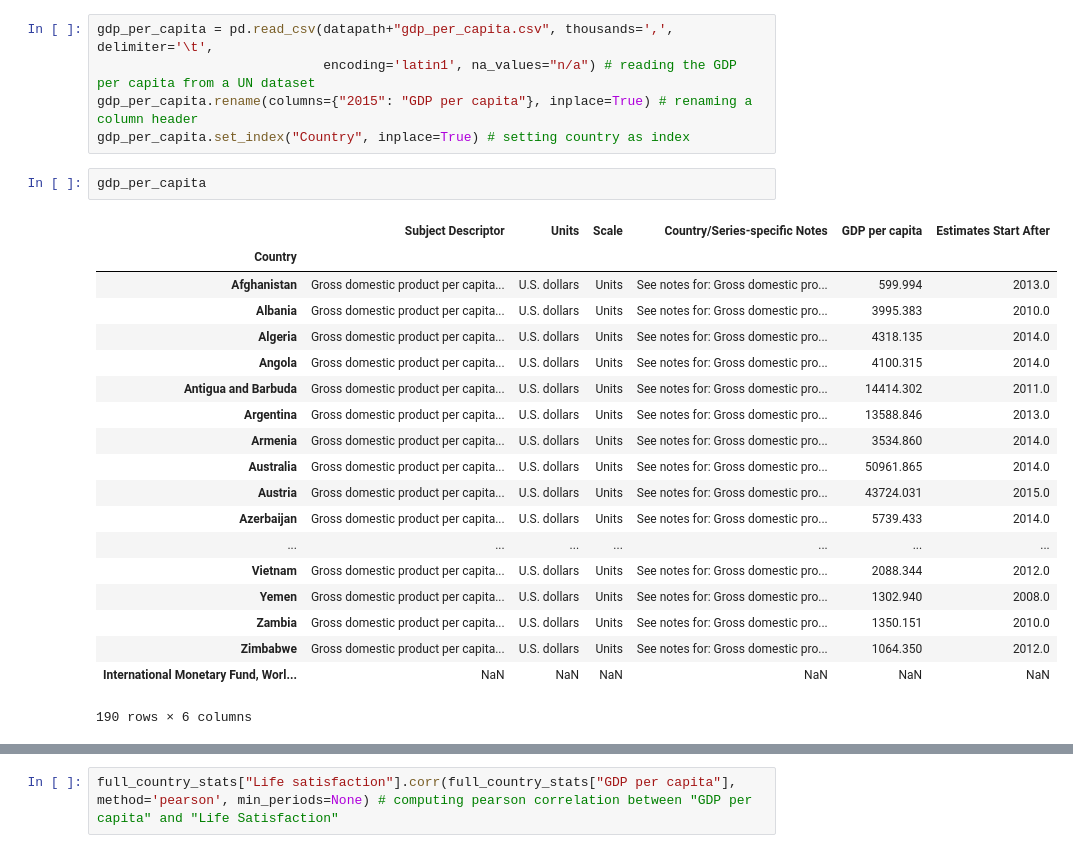
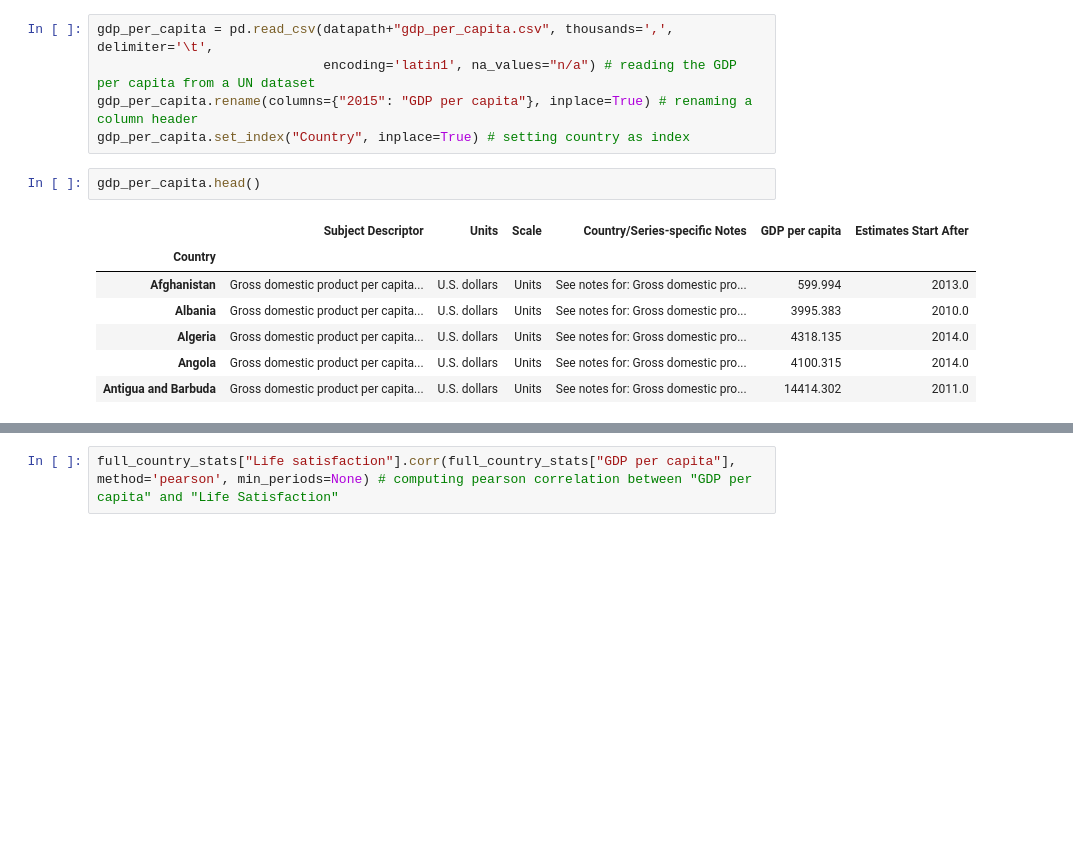
Before and after one commit to musarahm/data_science_and_machine_learning_projects, a Jupyter notebook: 4. Data Visualization Assignment .ipynb, the cells around one changed output, grey strips where cells are left out. Saved outputs shown, nothing was run; the diff lists cells and outputs as text; blank space fills up the shorter version.

```diff
--- a/4. Data Visualization Assignment .ipynb
+++ b/4. Data Visualization Assignment .ipynb
@@ -59,27 +48,15 @@ gdp_per_capita = pd.read_csv(datapath+"gdp_per_capita.csv", thousands=',', delim
 gdp_per_capita.rename(columns={"2015": "GDP per capita"}, inplace=True) # renaming a column header
 gdp_per_capita.set_index("Country", inplace=True) # setting country as index
 # %%
-gdp_per_capita
+gdp_per_capita.head()
 # %% [output]
 |  | Subject Descriptor | Units | Scale | Country/Series-specific Notes | GDP per capita | Estimates Start After |
 | Country |  |  |  |  |  |  |
 | Afghanistan | Gross domestic product per capita... | U.S. dollars | Units | See notes for: Gross domestic pro... | 599.994 | 2013.0 |
 | Albania | Gross domestic product per capita... | U.S. dollars | Units | See notes for: Gross domestic pro... | 3995.383 | 2010.0 |
 | Algeria | Gross domestic product per capita... | U.S. dollars | Units | See notes for: Gross domestic pro... | 4318.135 | 2014.0 |
 | Angola | Gross domestic product per capita... | U.S. dollars | Units | See notes for: Gross domestic pro... | 4100.315 | 2014.0 |
 | Antigua and Barbuda | Gross domestic product per capita... | U.S. dollars | Units | See notes for: Gross domestic pro... | 14414.302 | 2011.0 |
-| Argentina | Gross domestic product per capita... | U.S. dollars | Units | See notes for: Gross domestic pro... | 13588.846 | 2013.0 |
-| Armenia | Gross domestic product per capita... | U.S. dollars | Units | See notes for: Gross domestic pro... | 3534.860 | 2014.0 |
-| Australia | Gross domestic product per capita... | U.S. dollars | Units | See notes for: Gross domestic pro... | 50961.865 | 2014.0 |
-| Austria | Gross domestic product per capita... | U.S. dollars | Units | See notes for: Gross domestic pro... | 43724.031 | 2015.0 |
-| Azerbaijan | Gross domestic product per capita... | U.S. dollars | Units | See notes for: Gross domestic pro... | 5739.433 | 2014.0 |
-| ... | ... | ... | ... | ... | ... | ... |
-| Vietnam | Gross domestic product per capita... | U.S. dollars | Units | See notes for: Gross domestic pro... | 2088.344 | 2012.0 |
-| Yemen | Gross domestic product per capita... | U.S. dollars | Units | See notes for: Gross domestic pro... | 1302.940 | 2008.0 |
-| Zambia | Gross domestic product per capita... | U.S. dollars | Units | See notes for: Gross domestic pro... | 1350.151 | 2010.0 |
-| Zimbabwe | Gross domestic product per capita... | U.S. dollars | Units | See notes for: Gross domestic pro... | 1064.350 | 2012.0 |
-| International Monetary Fund, Worl... | NaN | NaN | NaN | NaN | NaN | NaN |
-190 rows × 6 columns
 # %%
 full_country_stats = pd.merge(left=oecd_bli, right=gdp_per_capita, left_index=True, right_index=True) # merging the oecd and GDP per capita dataset
 full_country_stats.sort_values(by="GDP per capita", inplace=True) # sort values by GDP per capita
```
Also changed, not shown: parts of 3 cells of this notebook.
